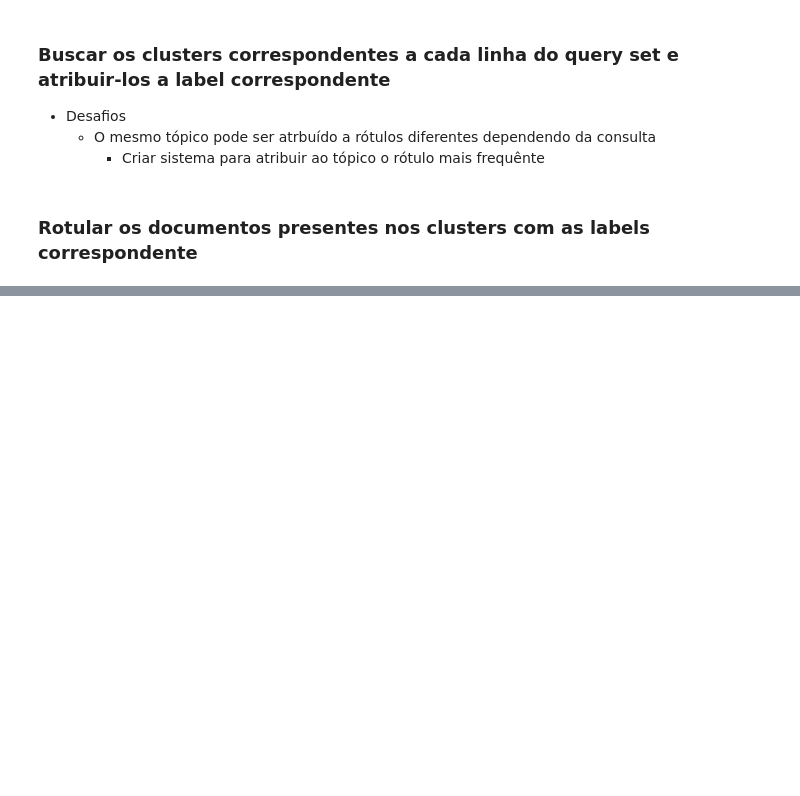
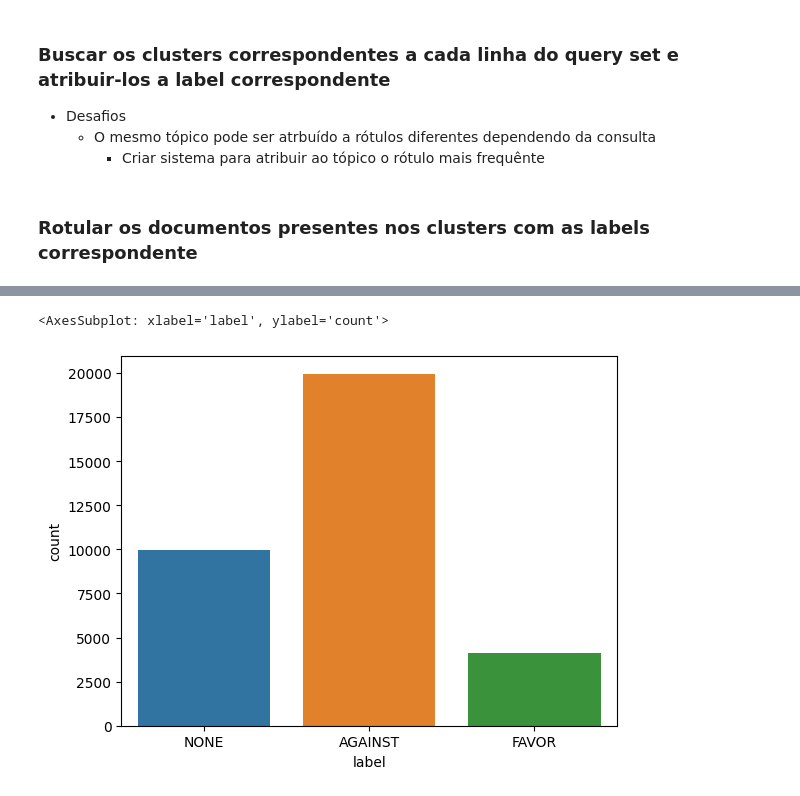
Before and after one commit to mediote/stance_detection, a Jupyter notebook: notebooks/3_data_labeling.ipynb, the cells around one changed output, grey strips where cells are left out. Drawn from its saved outputs; the diff is of its cells as text; code cells hidden in the pictures; blank space fills up the shorter version.

```diff
--- a/notebooks/3_data_labeling.ipynb
+++ b/notebooks/3_data_labeling.ipynb
@@ -115,4 +270,8 @@ labeled_dataset.to_csv('../data/labeled_dataset_multi-qa-MiniLM-L6-cos-v1.csv',
 # %%
-import seaborn as sns
-
+labeled_clusters = assingn_most_representative_label_by_frequency(pre_labeled_clusters)
+labeled_dataset =  dataset_labeling(labeled_clusters)
+labeled_dataset.to_csv('../data/labeled_dataset_marcelo.csv', index=False)
 sns.countplot(x=labeled_dataset['label'], label = 'count')
+# %% [output]
+<AxesSubplot: xlabel='label', ylabel='count'>
+[figure, added]
```
Also changed, not shown: parts of 28 cells of this notebook, 3 other files.
